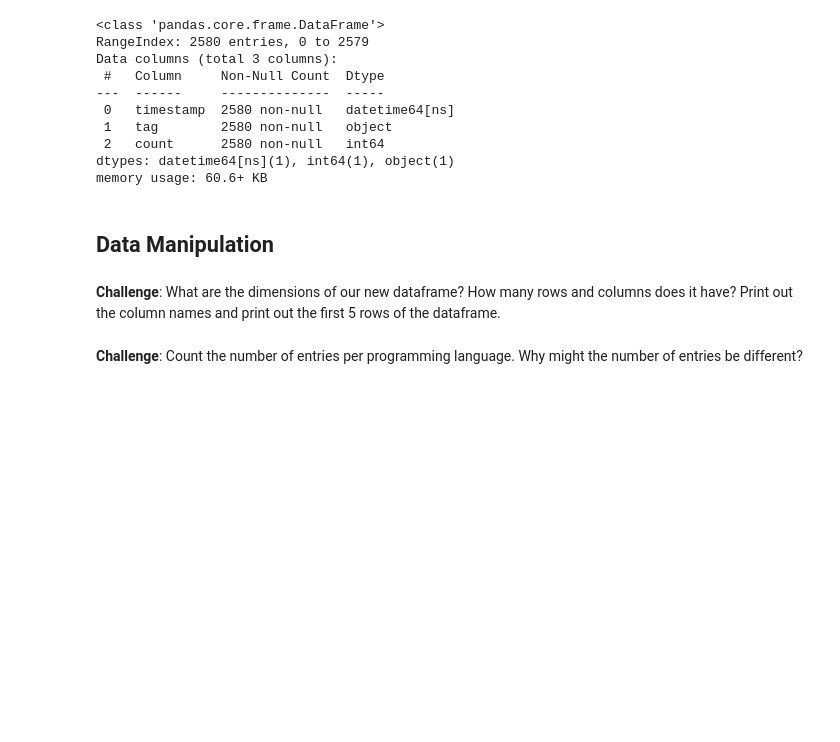
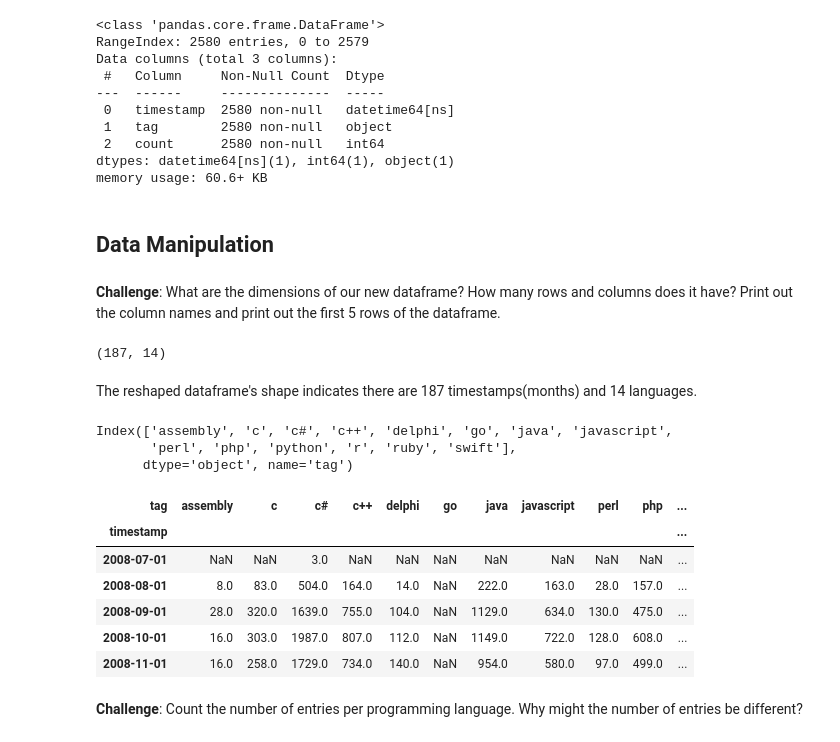
Before and after one commit to M-Awwab-Khan/popularity-of-programming-languages, a Jupyter notebook: Programming_Languages_(start).ipynb, the cells around one changed output. Saved outputs shown, nothing was run; the diff lists cells and outputs as text; code cells hidden in the pictures; blank space fills up the shorter version.

```diff
--- a/Programming_Languages_(start).ipynb
+++ b/Programming_Languages_(start).ipynb
@@ -137,7 +137,31 @@ dtypes: datetime64[ns](1), int64(1), object(1)
 memory usage: 60.6+ KB
 # %% [markdown]
 ## Data Manipulation
+# %%
+reshaped_df = df.pivot(index='timestamp', columns='tag', values='count')
 # %% [markdown]
 **Challenge**: What are the dimensions of our new dataframe? How many rows and columns does it have? Print out the column names and print out the first 5 rows of the dataframe.
+# %%
+reshaped_df.shape
+# %% [output]
+(187, 14)
+# %% [markdown]
+The reshaped dataframe's shape indicates there are 187 timestamps(months) and 14 languages.
+# %%
+reshaped_df.columns
+# %% [output]
+Index(['assembly', 'c', 'c#', 'c++', 'delphi', 'go', 'java', 'javascript',
+       'perl', 'php', 'python', 'r', 'ruby', 'swift'],
+      dtype='object', name='tag')
+# %%
+reshaped_df.head()
+# %% [output]
+| tag | assembly | c | c# | c++ | delphi | go | java | javascript | perl | php | ... |
+| timestamp |  |  |  |  |  |  |  |  |  |  | ... |
+| 2008-07-01 | NaN | NaN | 3.0 | NaN | NaN | NaN | NaN | NaN | NaN | NaN | ... |
+| 2008-08-01 | 8.0 | 83.0 | 504.0 | 164.0 | 14.0 | NaN | 222.0 | 163.0 | 28.0 | 157.0 | ... |
+| 2008-09-01 | 28.0 | 320.0 | 1639.0 | 755.0 | 104.0 | NaN | 1129.0 | 634.0 | 130.0 | 475.0 | ... |
+| 2008-10-01 | 16.0 | 303.0 | 1987.0 | 807.0 | 112.0 | NaN | 1149.0 | 722.0 | 128.0 | 608.0 | ... |
+| 2008-11-01 | 16.0 | 258.0 | 1729.0 | 734.0 | 140.0 | NaN | 954.0 | 580.0 | 97.0 | 499.0 | ... |
 # %% [markdown]
 **Challenge**: Count the number of entries per programming language. Why might the number of entries be different?
```
Also changed, not shown: parts of 4 cells of this notebook.
